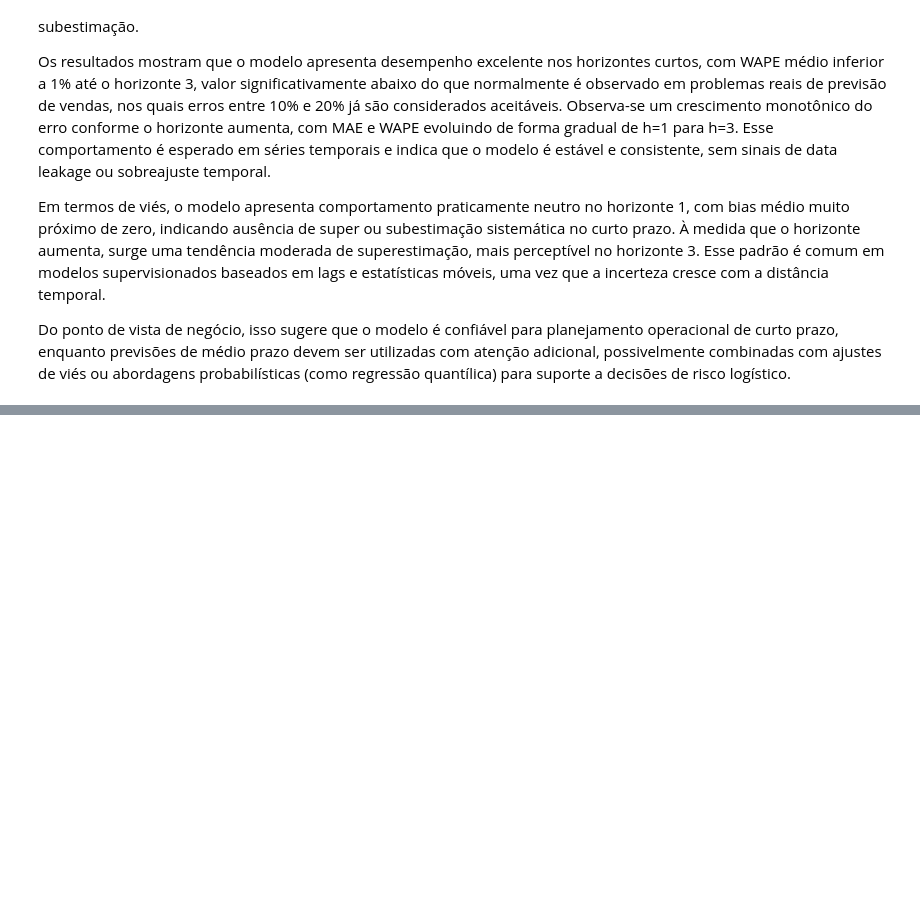
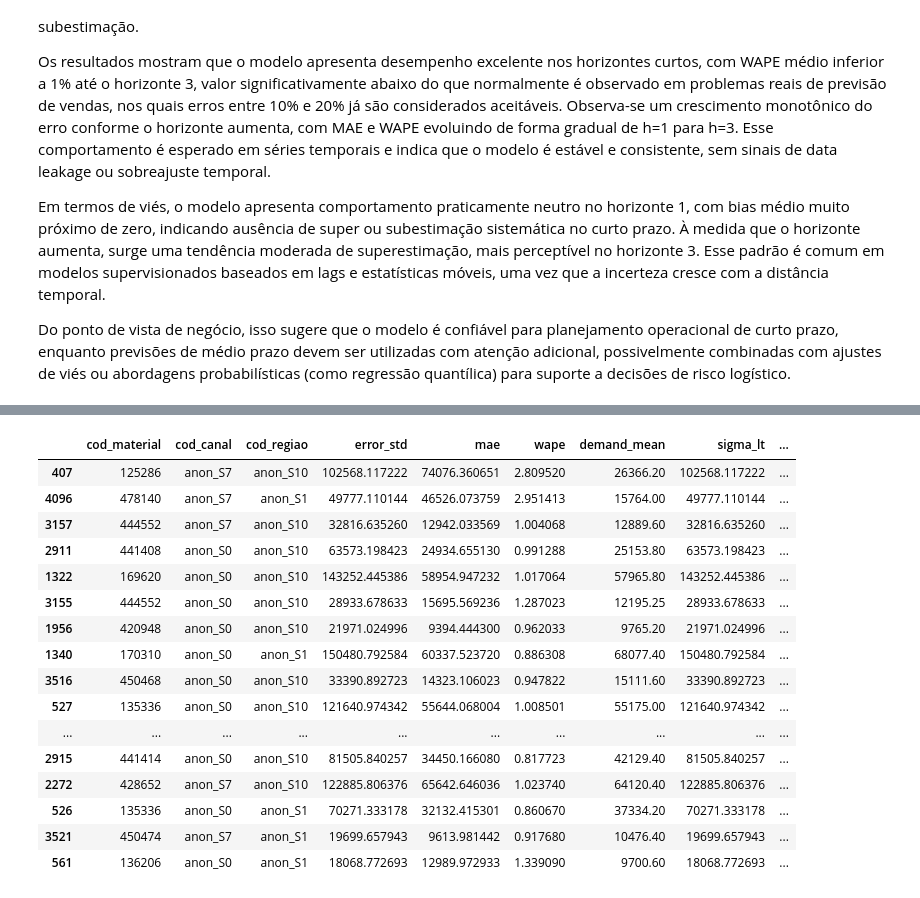
Before and after one commit to leticiarccorrea/sales-operations-demand-forecasting, a Jupyter notebook: case_salesmodel_modelo.ipynb, the cells around one changed output, grey strips where cells are left out. Saved outputs shown, nothing was run; the diff lists cells and outputs as text; code cells hidden in the pictures; blank space fills up the shorter version.

```diff
--- a/case_salesmodel_modelo.ipynb
+++ b/case_salesmodel_modelo.ipynb
@@ -1337,0 +1674,32 @@ Do ponto de vista de negócio, isso sugere que o modelo é confiável para plane
+# %%
+# Exemplo: safety stock por série
+
+series_ss = compute_safety_stock(
+    eval_df=predictions_df[predictions_df["horizon"] == 1],  # horizonte 1 para reposição mais imediata
+    service_level=0.95,
+    lead_time_days=3,
+    days_per_cycle=21,  # AJUSTE conforme definição real do ciclo
+    group_keys=series_keys,
+)
+
+# Filtra séries com demanda média mínima (evita explosão por baixo volume)
+series_ss_filtered = series_ss[series_ss["demand_mean"] >= series_ss["demand_mean"].quantile(0.75)].head(20)
+series_ss_filtered
+# %% [output]
+|  | cod_material | cod_canal | cod_regiao | error_std | mae | wape | demand_mean | sigma_lt | ... |
+| 407 | 125286 | anon_S7 | anon_S10 | 102568.117222 | 74076.360651 | 2.809520 | 26366.20 | 102568.117222 | ... |
+| 4096 | 478140 | anon_S7 | anon_S1 | 49777.110144 | 46526.073759 | 2.951413 | 15764.00 | 49777.110144 | ... |
+| 3157 | 444552 | anon_S7 | anon_S10 | 32816.635260 | 12942.033569 | 1.004068 | 12889.60 | 32816.635260 | ... |
+| 2911 | 441408 | anon_S0 | anon_S10 | 63573.198423 | 24934.655130 | 0.991288 | 25153.80 | 63573.198423 | ... |
+| 1322 | 169620 | anon_S0 | anon_S10 | 143252.445386 | 58954.947232 | 1.017064 | 57965.80 | 143252.445386 | ... |
+| 3155 | 444552 | anon_S0 | anon_S10 | 28933.678633 | 15695.569236 | 1.287023 | 12195.25 | 28933.678633 | ... |
+| 1956 | 420948 | anon_S0 | anon_S10 | 21971.024996 | 9394.444300 | 0.962033 | 9765.20 | 21971.024996 | ... |
+| 1340 | 170310 | anon_S0 | anon_S1 | 150480.792584 | 60337.523720 | 0.886308 | 68077.40 | 150480.792584 | ... |
+| 3516 | 450468 | anon_S0 | anon_S10 | 33390.892723 | 14323.106023 | 0.947822 | 15111.60 | 33390.892723 | ... |
+| 527 | 135336 | anon_S0 | anon_S10 | 121640.974342 | 55644.068004 | 1.008501 | 55175.00 | 121640.974342 | ... |
+| ... | ... | ... | ... | ... | ... | ... | ... | ... | ... |
+| 2915 | 441414 | anon_S0 | anon_S10 | 81505.840257 | 34450.166080 | 0.817723 | 42129.40 | 81505.840257 | ... |
+| 2272 | 428652 | anon_S7 | anon_S10 | 122885.806376 | 65642.646036 | 1.023740 | 64120.40 | 122885.806376 | ... |
+| 526 | 135336 | anon_S0 | anon_S1 | 70271.333178 | 32132.415301 | 0.860670 | 37334.20 | 70271.333178 | ... |
+| 3521 | 450474 | anon_S7 | anon_S1 | 19699.657943 | 9613.981442 | 0.917680 | 10476.40 | 19699.657943 | ... |
+| 561 | 136206 | anon_S0 | anon_S1 | 18068.772693 | 12989.972933 | 1.339090 | 9700.60 | 18068.772693 | ... |
```
Also changed, not shown: parts of 13 cells of this notebook.
